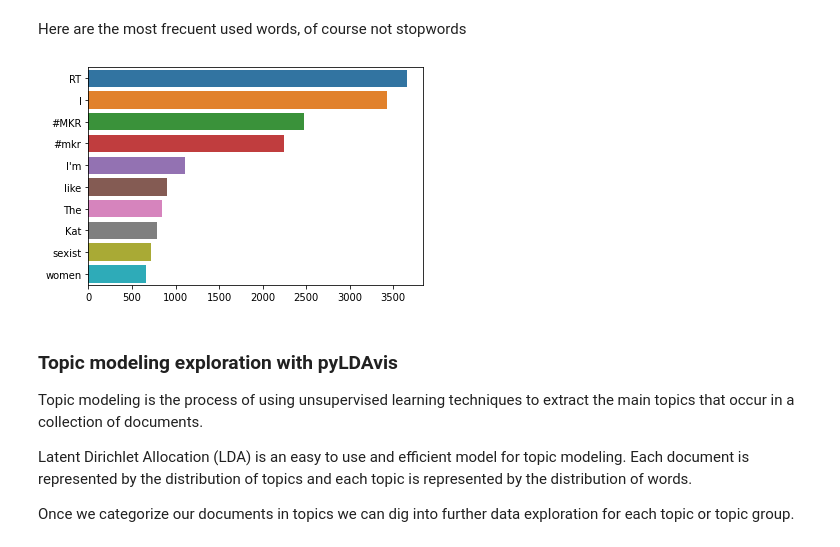
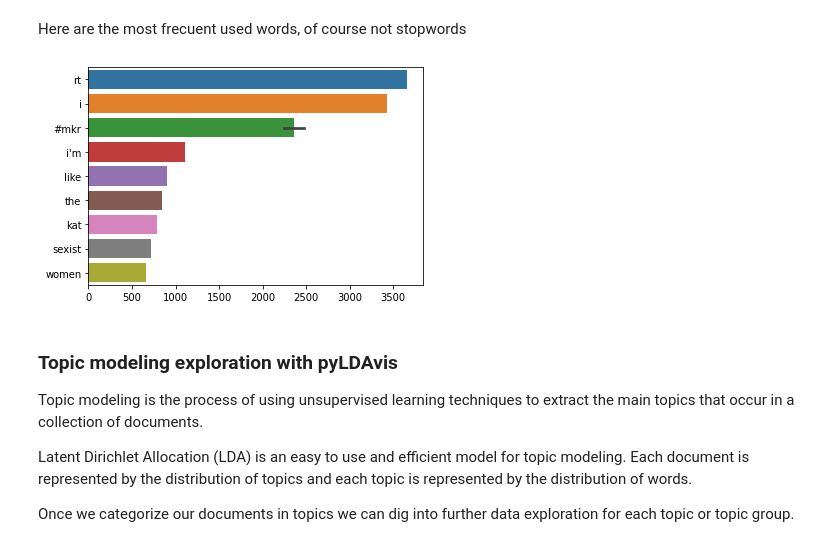
Before and after one commit to hmorales21/cyberbullying-detection-npl, a Jupyter notebook: notebooks/cyberbullying_npl_EDA.ipynb, the cells around one changed output. Saved outputs shown, nothing was run; the diff lists cells and outputs as text; code cells hidden in the pictures.

```diff
--- a/notebooks/cyberbullying_npl_EDA.ipynb
+++ b/notebooks/cyberbullying_npl_EDA.ipynb
@@ -148,23 +149,23 @@ Here are the most frecuent used words, of course not stopwords
 # %%
 def plot_top_non_stopwords_barchart(text):
 
     new= text.str.split()
     new=new.values.tolist()
     corpus=[word for i in new for word in i]
 
     counter=Counter(corpus)
     most=counter.most_common()
     x, y=[], []
     for word,count in most[:40]:
         if (word not in stop):
-            x.append(word)
+            x.append(word.lower())
             y.append(count)
 
     sns.barplot(x=y,y=x)
 [5]
 plot_top_non_stopwords_barchart(df_cbd[~df_cbd['text'].isnull()]['text'])
 # %% [output]
-[figure, old version]
+[figure, new version]
 # %% [markdown]
 <h3>Topic modeling exploration with pyLDAvis</h3>
 <p>Topic modeling is the process of using unsupervised learning techniques to extract the main topics that occur in a collection of documents.</p>
```
Also changed, not shown: parts of 5 cells of this notebook.
